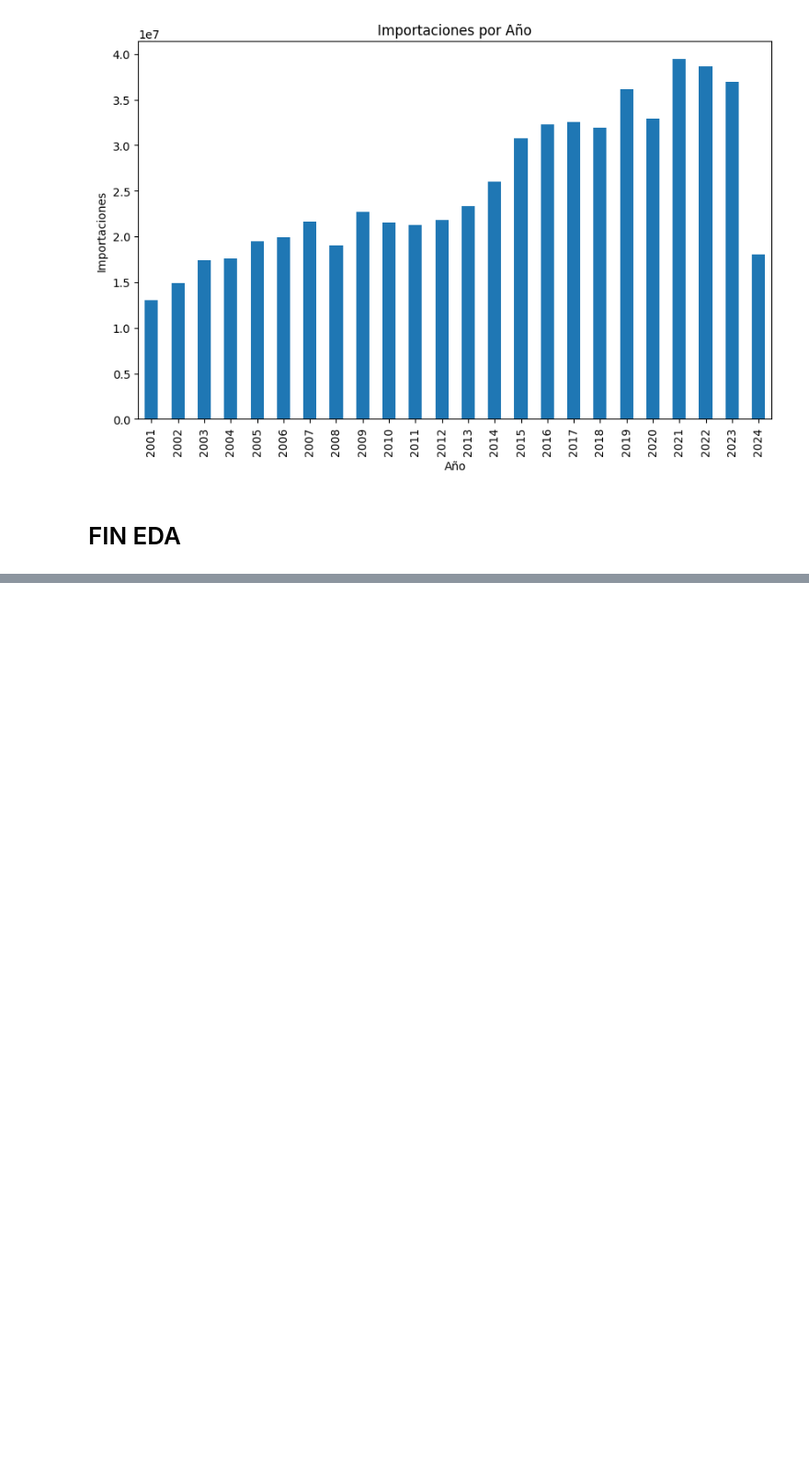
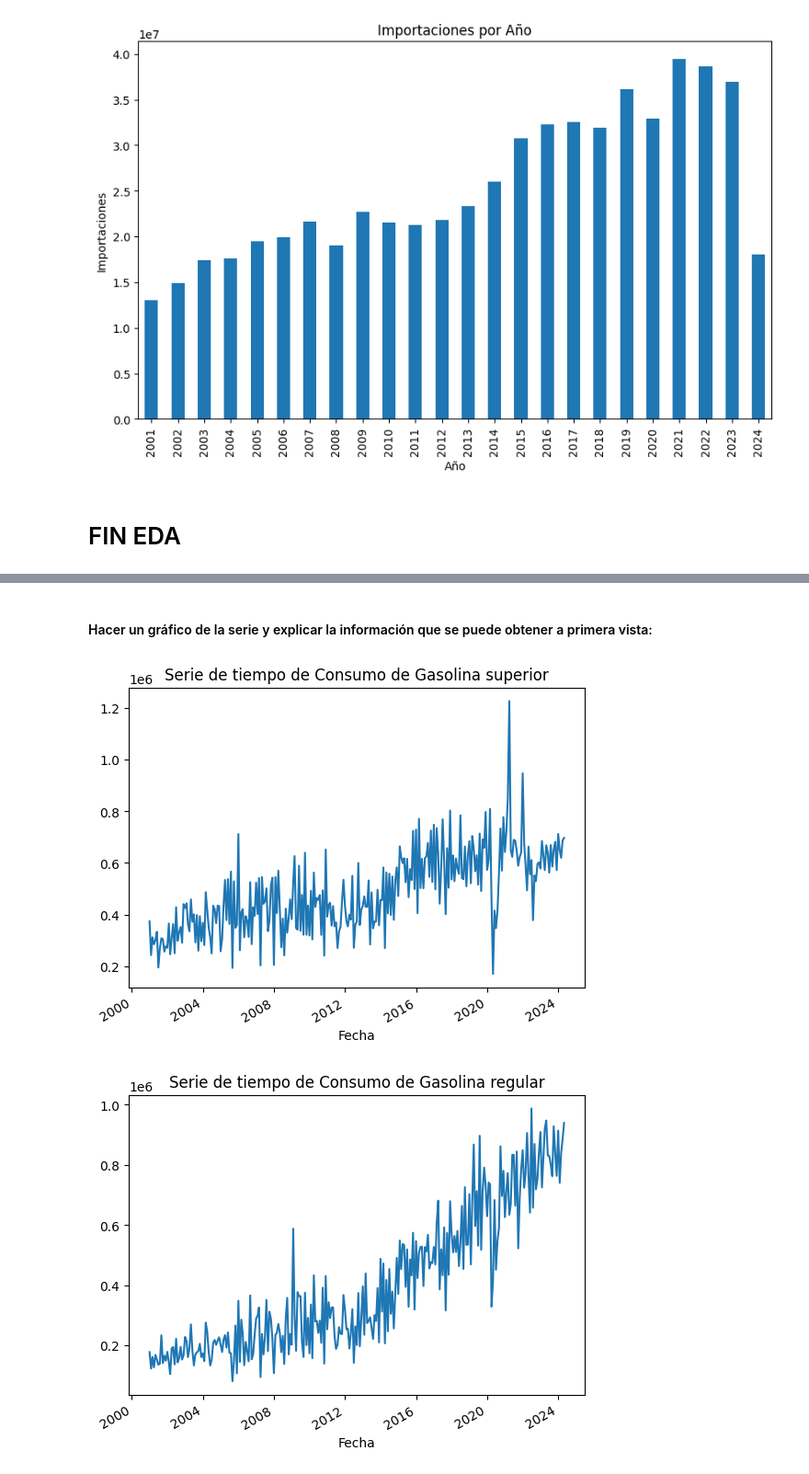
Before and after one commit to Gustixa/data_science, a Jupyter notebook: lab2.ipynb, the cells around one changed output, grey strips where cells are left out. Shown at 92% size. Saved outputs shown, nothing was run; the diff lists cells and outputs as text; code cells hidden in the pictures; blank space fills up the shorter version.

```diff
--- a/lab2.ipynb
+++ b/lab2.ipynb
@@ -304,0 +307,10 @@ plt.show()
+# %%
+# Cargar y preparar datos
+data = pd.read_csv("depurado.csv")
+data['Fecha'] = pd.to_datetime(data['Fecha'])
+data.set_index('Fecha', inplace=True)
+
+# Selección de series
+series_consumo = data[['Gasolina superior', 'Gasolina regular', 'Diesel bajo azufre', 'Gas licuado de petróleo']]
+series_importacion = data[['Gasolina superior', 'Gasolina regular', 'Diesel bajo azufre', 'Gas licuado de petróleo']]
+series_precios = data[['Gasolina superior', 'Gasolina regular', 'Diesel bajo azufre', 'Gas licuado de petróleo']]
@@ -304,0 +321,9 @@ plt.show()
+# %%
+# Especificar inicio, fin y frecuencia
+for serie, nombre in zip([series_consumo, series_importacion, series_precios],
+                         ['Consumo', 'Importación', 'Precios']):
+    for column in serie.columns:
+        inicio = serie.index.min()
+        fin = serie.index.max()
+        frecuencia = pd.infer_freq(serie.index)
+        print(f'{nombre} de {column} - Inicio: {inicio}, Fin: {fin}, Frecuencia: {frecuencia}')
@@ -304,0 +343,12 @@ plt.show()
+# %% [markdown]
+#### Hacer un gráfico de la serie y explicar la información que se puede obtener a primera vista:
+# %%
+# Graficar las series
+for serie, nombre in zip([series_consumo, series_importacion, series_precios],
+                         ['Consumo', 'Importación', 'Precios']):
+    for column in serie.columns:
+        serie[column].plot(title=f"Serie de tiempo de {nombre} de {column}")
+        plt.show()
+# %% [output]
+[figure, added]
+[figure, added]
```
Also changed, not shown: parts of 9 cells of this notebook.
